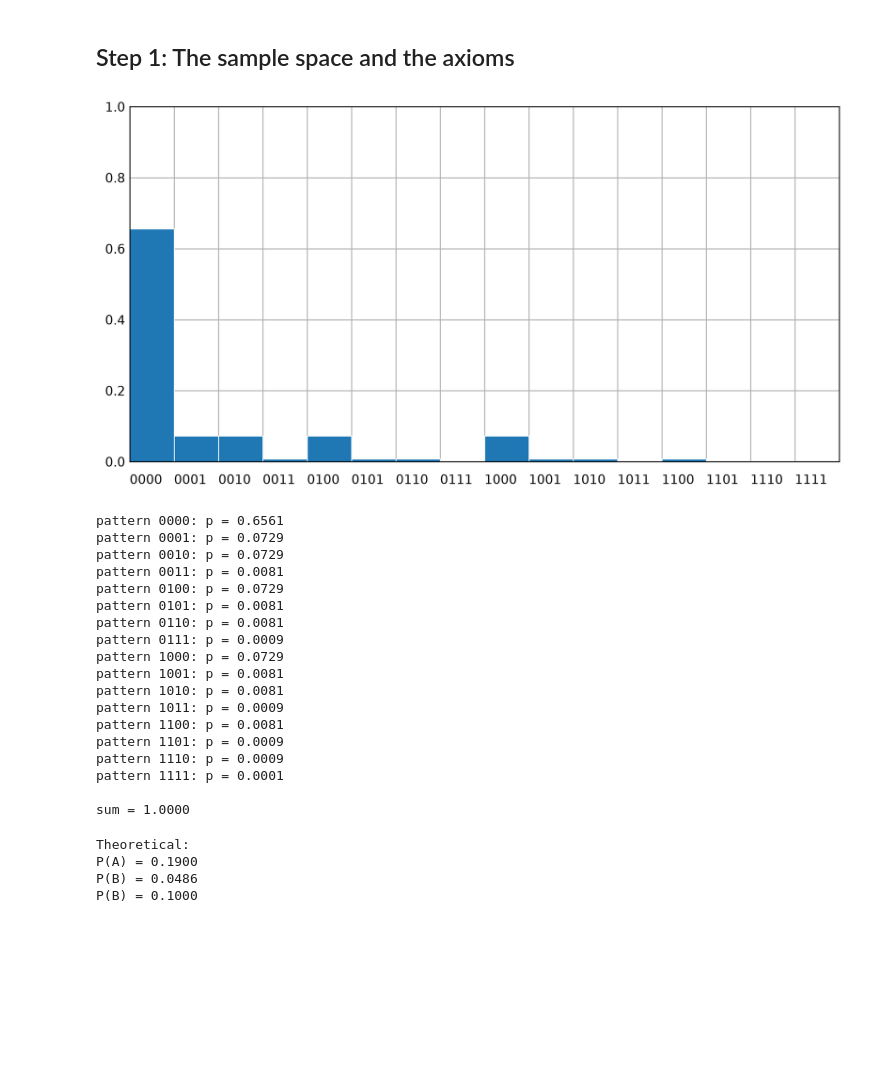
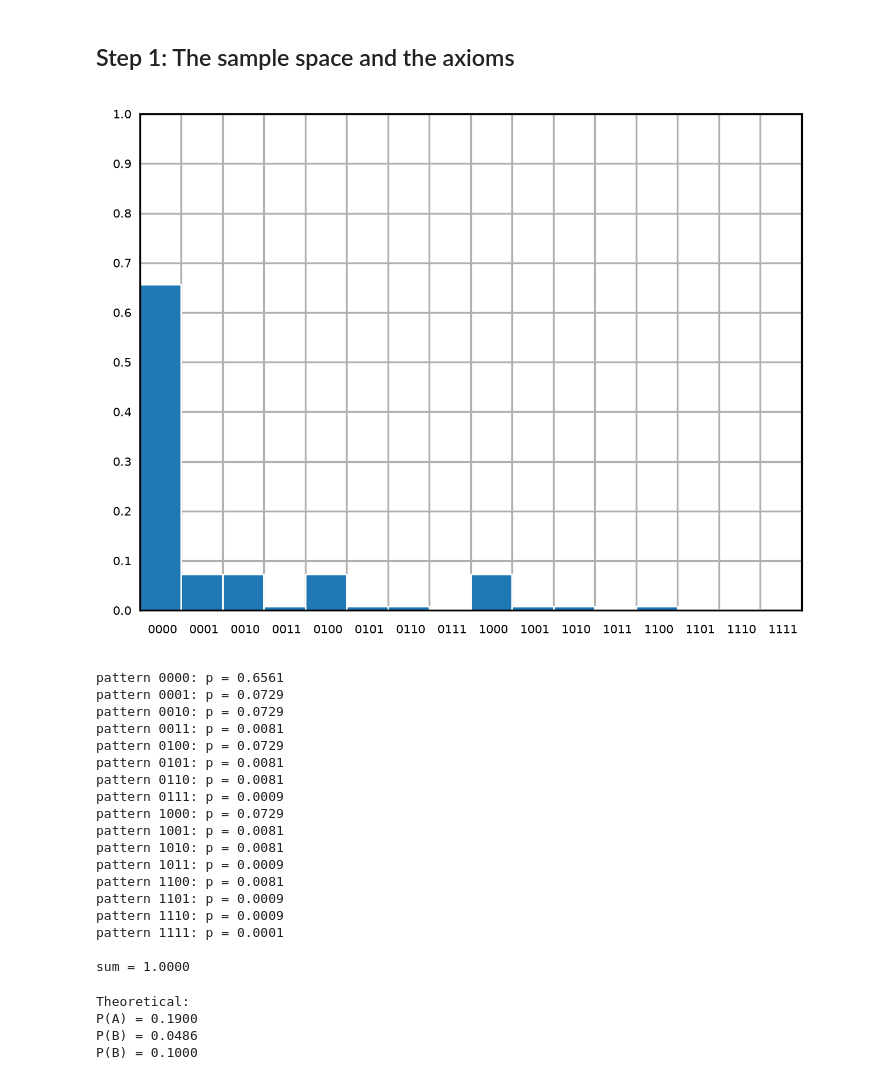
Before and after one commit to mariec-j/ECE3715-Stats-Repo, a Jupyter notebook: Mini-Project-1/mp1.ipynb, the cells around one changed output. Drawn from its saved outputs; the diff is of its cells as text; code cells hidden in the pictures; blank space fills up the shorter version.

```diff
--- a/Mini-Project-1/mp1.ipynb
+++ b/Mini-Project-1/mp1.ipynb
@@ -21,40 +21,41 @@ Matplotlib is building the font cache; this may take a moment.
 
 n_bits, p = 4, 0.1
 pattern = np.zeros(16) # pattern[#] = binary packet value with err = 1 and ~err=0
 
 def err_pattern(n_bits, p, n_errs):
     return (1 - p) ** (n_bits - n_errs) * p ** n_errs
 
 for i in range(16):
     pattern[i] = err_pattern(n_bits, p, i.bit_count())
 
 
 plt.style.use('_mpl-gallery')
 
 # make data:
 x = 0.5 + np.arange(16)
 y = pattern
 
 # plot
-fig, ax = plt.subplots(figsize=(8,4), dpi=300)
+fig, ax = plt.subplots(figsize=(4, 3), dpi=300)
 
 ax.bar(x, y, width=1, edgecolor="white", linewidth=0.7)
 
-ax.set(xticklabels = [f"{i:04b}" for i in range(16)],
-       xlim = (0, 16), xticks = np.arange(16),
-       ylim = (0, 1), yticks = np.arange(0, 1.1, 0.2))
+ax.set(xticklabels = [f"{i:04b} " for i in range(16)],
+       xlim = (0, 16), xticks = np.arange(1,17),
+       ylim = (0, 1), yticks = np.arange(0, 1.05, 0.1))
 
-ax.tick_params(axis='x', pad=10) # Push text down slightly to clear the grid line
+ax.tick_params(axis = 'x', pad = 6, labelsize = 5)
+ax.tick_params(axis = 'y', labelsize = 5)
 for label in ax.get_xticklabels():
-    label.set_horizontalalignment('left')
+    label.set_horizontalalignment('right')
 
 plt.show()
 
 for i in range(16):
     print(f"pattern {i:04b}: p = {pattern[i]:.4f}")
 print(f"\nsum = {np.sum(pattern):.4f}")
 # %% [output]
-[figure, old version]
+[figure, new version]
 pattern 0000: p = 0.6561
 pattern 0001: p = 0.0729
 pattern 0010: p = 0.0729
```
